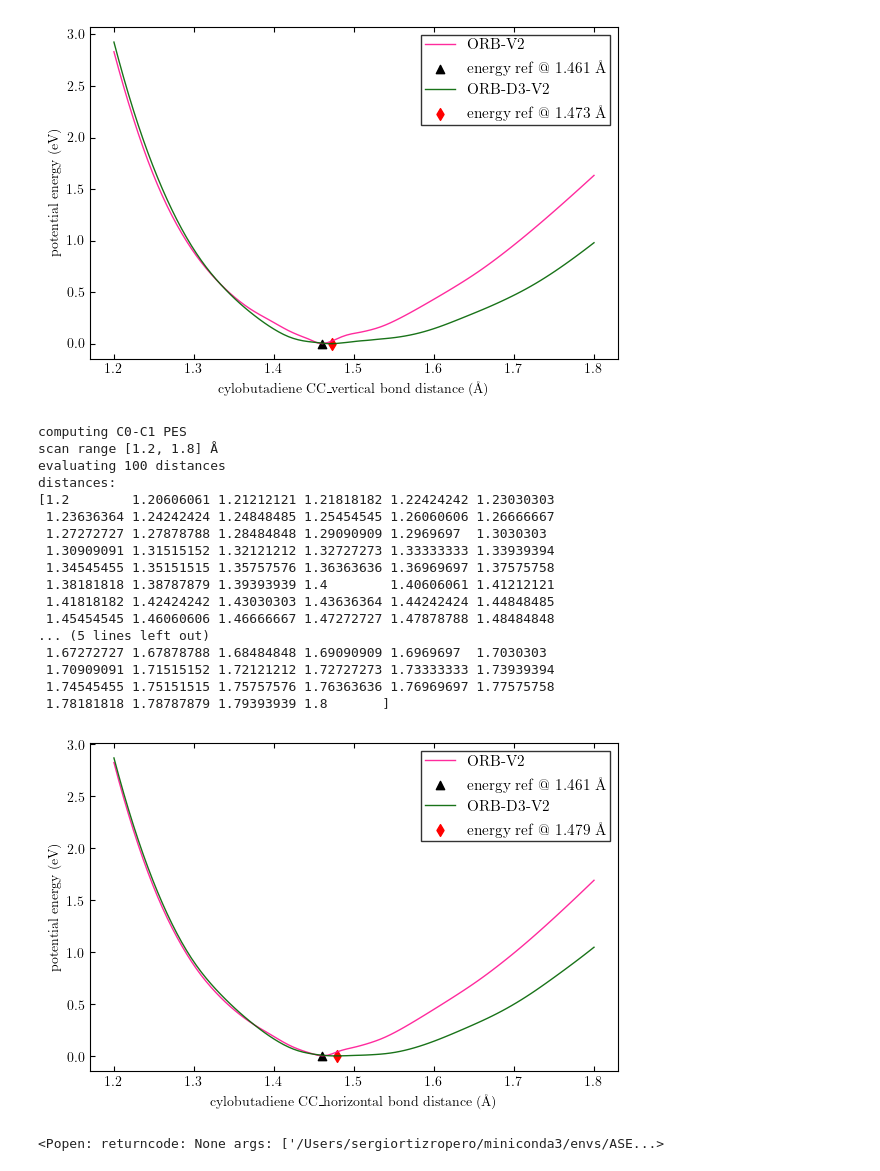
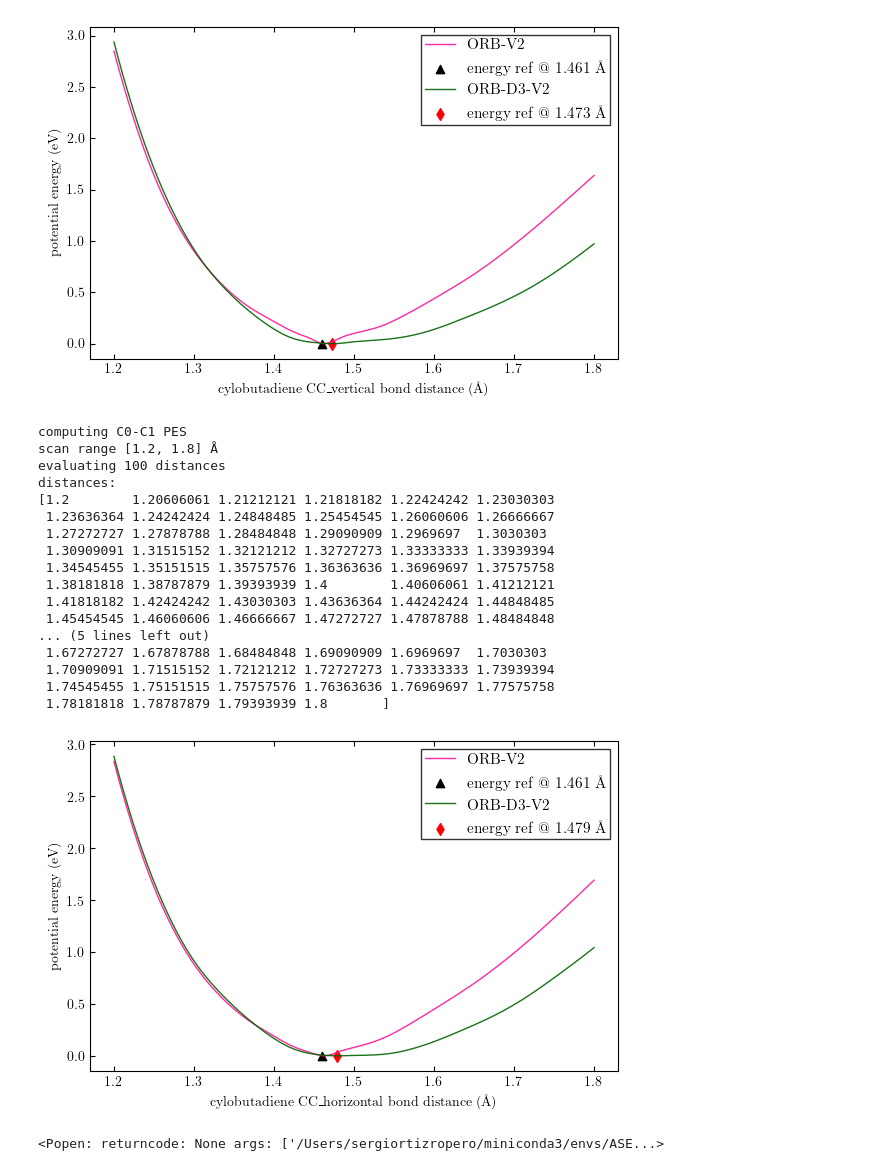
Before and after one commit to Sergi-Ortiz/NNPs_TFG, a Jupyter notebook: scripts/symmetry/bond_displacement.ipynb, the cells around one changed output. Drawn from its saved outputs; the diff is of its cells as text; code cells hidden in the pictures.

```diff
--- a/scripts/symmetry/bond_displacement.ipynb
+++ b/scripts/symmetry/bond_displacement.ipynb
@@ -381,34 +403,38 @@ distances:
 # %%
 # deformació horitzontal
 mol_name = 'cylobutadiene'
 bond_name = 'CC'
 molecule = pubchem_atoms_search(smiles='C1=CC=C1')
 molecule.set_distance(bond_ids_h[0], bond_ids_h[1], 1.400000, fix=0, mask=mask_h)
 molecule.set_distance(bond_ids_v[0], bond_ids_v[1], 1.400000, fix=0, mask=mask_v)
+molecule.set_distance(0, 4, 1.08, fix=0)
+molecule.set_distance(1, 5, 1.08, fix=0)
+molecule.set_distance(2, 6, 1.08, fix=0)
+molecule.set_distance(3, 7, 1.08, fix=0)
 #view(molecule)
 
 # deformació hortiztonal
 distances_h, energies_h = evaluate_bond(molecule, bond_ids_h, mask_h,  calculator_list, search_space=[1.2, 1.8], resolution=100, mol_name=mol_name, visualize=True)
 plot_bond(distances_h, energies_h, calculator_names, calculator_colors, mol_name=mol_name, calc_name=CALC_NAME, bond_name=bond_name+'_horizontal')
 # %% [output]
 computing C0-C1 PES
 scan range [1.2, 1.8] Å
 evaluating 100 distances
 distances:
 [1.2        1.20606061 1.21212121 1.21818182 1.22424242 1.23030303
  1.23636364 1.24242424 1.24848485 1.25454545 1.26060606 1.26666667
  1.27272727 1.27878788 1.28484848 1.29090909 1.2969697  1.3030303
  1.30909091 1.31515152 1.32121212 1.32727273 1.33333333 1.33939394
  1.34545455 1.35151515 1.35757576 1.36363636 1.36969697 1.37575758
  1.38181818 1.38787879 1.39393939 1.4        1.40606061 1.41212121
  1.41818182 1.42424242 1.43030303 1.43636364 1.44242424 1.44848485
  1.45454545 1.46060606 1.46666667 1.47272727 1.47878788 1.48484848
 ... (5 lines left out)
  1.67272727 1.67878788 1.68484848 1.69090909 1.6969697  1.7030303
  1.70909091 1.71515152 1.72121212 1.72727273 1.73333333 1.73939394
  1.74545455 1.75151515 1.75757576 1.76363636 1.76969697 1.77575758
  1.78181818 1.78787879 1.79393939 1.8       ]
-[figure, old version]
+[figure, new version]
 # %%
 # calculator for this 2D PES scan
 CALCULATOR = orb_calc_d3_v2
```
Also changed, not shown: parts of 5 cells of this notebook, 6 other files.
